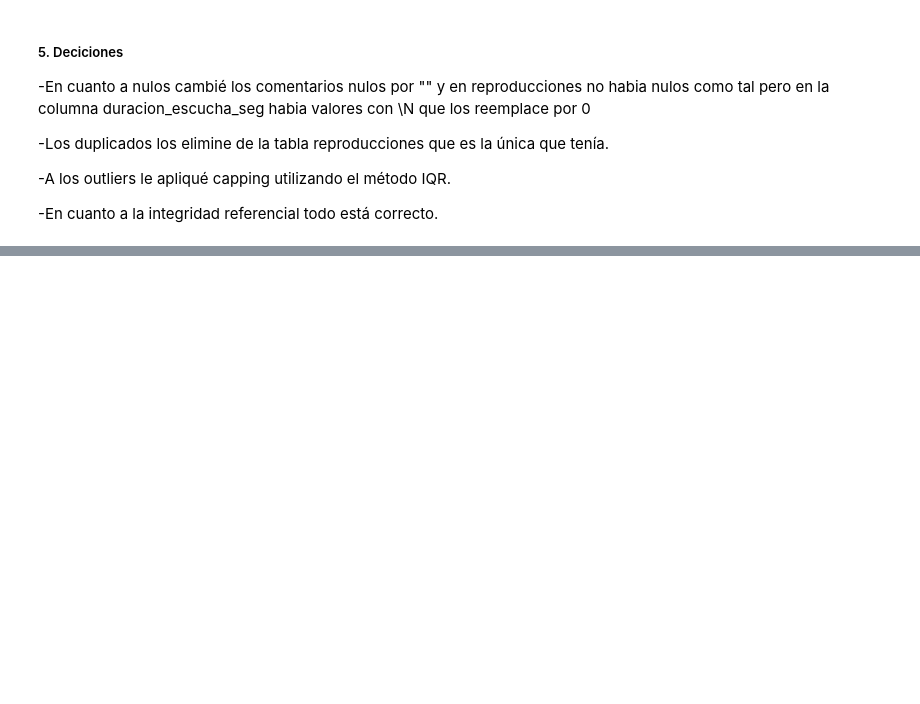
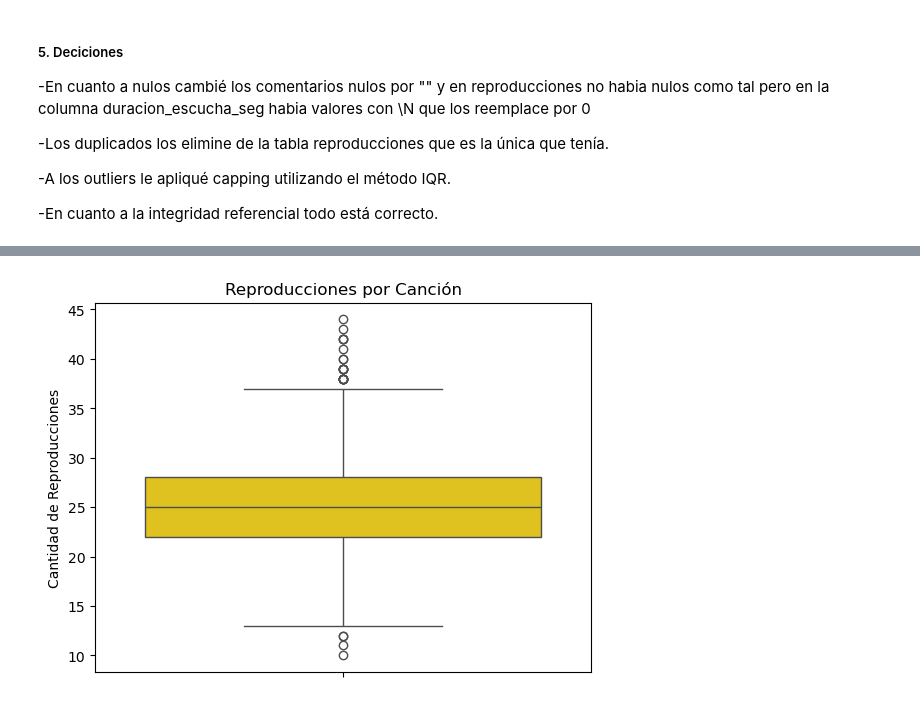
Before and after one commit to MetalMaxALIZ/Proyecto_Data_Wizards, a Jupyter notebook: 01_EDA.ipynb, the cells around one changed output, grey strips where cells are left out. Saved outputs shown, nothing was run; the diff lists cells and outputs as text; code cells hidden in the pictures; blank space fills up the shorter version.

```diff
--- a/01_EDA.ipynb
+++ b/01_EDA.ipynb
@@ -1069,7 +1073,8 @@ None
 # %%
 # Convertimos la columna 'fecha' a tipo DATE
 reproducciones["fecha"] = pd.to_datetime(reproducciones["fecha"], format="%Y-%m-%d")
-
+# Convertimos la columna 'hora' a tipo DATE
+reproducciones["hora"] = pd.to_datetime(reproducciones["hora"], format="%H:%M").dt.hour
 # Cambiamos los \N de la columna 'duracion_escucha_seg' a 0
 reproducciones["duracion_escucha_seg"] = reproducciones["duracion_escucha_seg"].replace('\\N', 0)
 
@@ -1432,0 +1469,10 @@ La integridad de playlists y playlist canciones es: True
+# %%
+# Primero sacamos la cantidad de reproducciones por canción
+reproducciones_por_cancion = reproducciones.groupby('cancion_id').size()
+
+sns.boxplot(y=reproducciones_por_cancion, color='gold')
+plt.title('Reproducciones por Canción')
+plt.ylabel('Cantidad de Reproducciones')
+plt.show()
+# %% [output]
+[figure, added]
```
Also changed, not shown: parts of 49 cells of this notebook.
